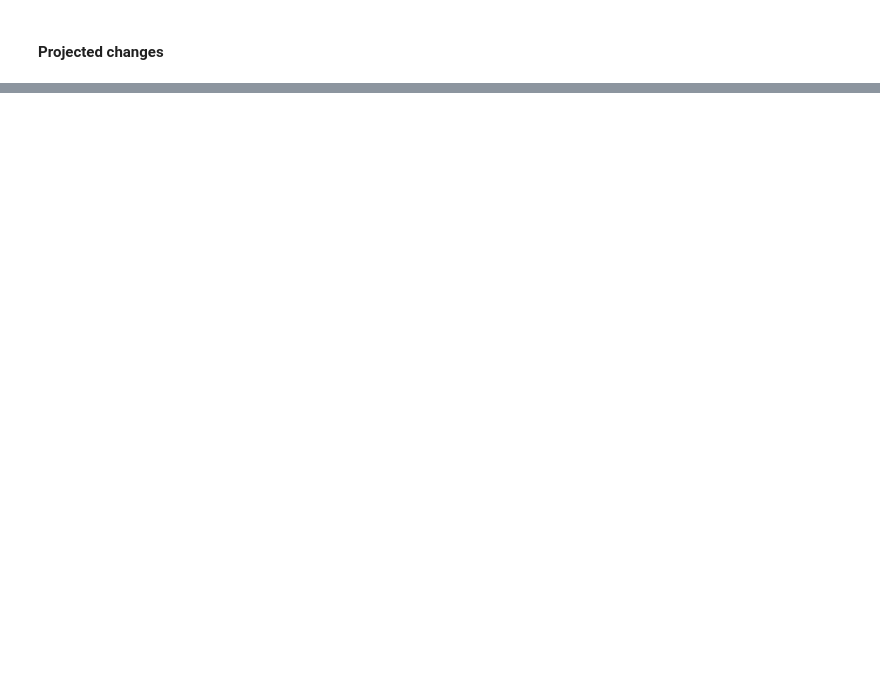
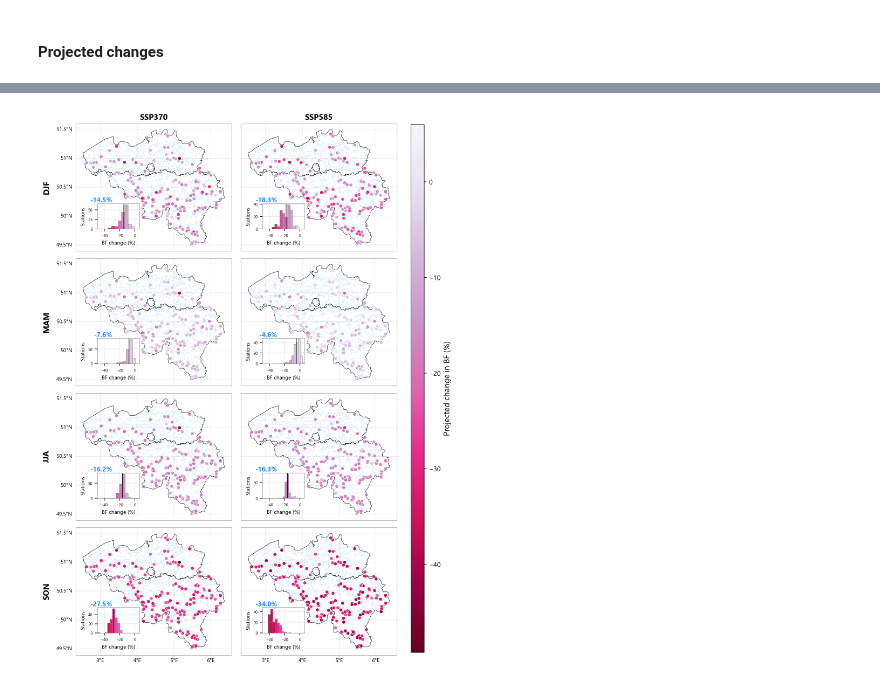
Before and after one commit to klekarkar/mHM_IO_dataprocessing, a Jupyter notebook: ISIMIP_recharge_assessment.ipynb, the cells around one changed output, grey strips where cells are left out. Drawn from its saved outputs; the diff is of its cells as text; code cells hidden in the pictures; blank space fills up the shorter version.

```diff
--- a/ISIMIP_recharge_assessment.ipynb
+++ b/ISIMIP_recharge_assessment.ipynb
@@ -455,0 +962,18 @@ def map_baseflow_stats(
+# %%
+
+fig, axs, cbar = map_baseflow_stats_seasonal(
+    bf_seasonal_delta_gdf,      # dict[str, GeoDataFrame] with columns: ['name','DJF','MAM','JJA','SON','geometry']
+    be_shp,           # GeoDataFrame boundaries
+    rivers_shp,              # GeoDataFrame rivers
+    scenarios=('ssp370', 'ssp585'),
+    seasons=('DJF', 'MAM', 'JJA', 'SON'),
+    c_map='PuRd_r',           # diverging colormap suits +/- changes
+    point_size=25,            # constant marker size
+    figsize=(9.0, 12.5),
+    dpi=180,
+    gridlines=True,
+    show_hist=True
+)
+plt.show()
+# %% [output]
+[figure, added]
```
Also changed, not shown: parts of 22 cells of this notebook, 6 other files.
